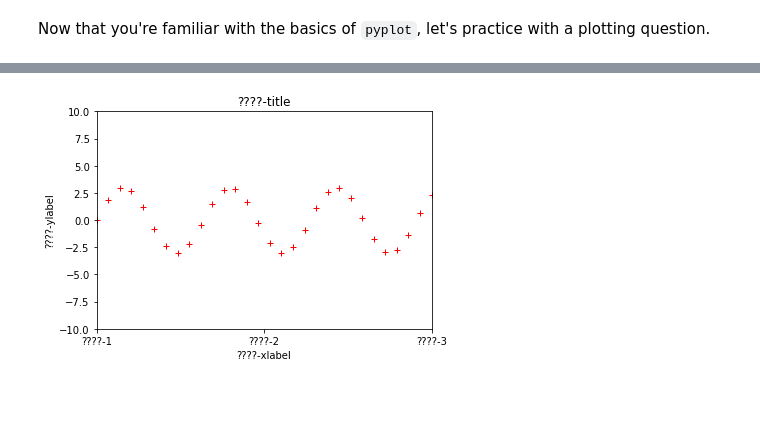
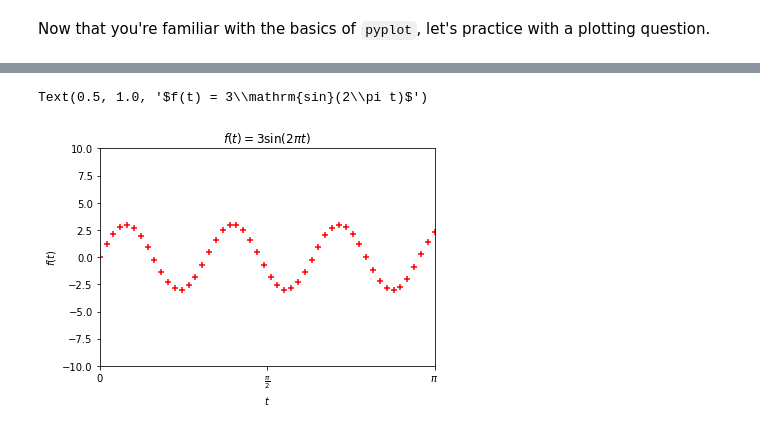
Before and after one commit to jcvdav/Spring2019, a Jupyter notebook: labs/lab01/lab01.ipynb, the cells around one changed output, grey strips where cells are left out. Saved outputs shown, nothing was run; the diff lists cells and outputs as text; code cells hidden in the pictures; blank space fills up the shorter version.

```diff
--- a/labs/lab01/lab01.ipynb
+++ b/labs/lab01/lab01.ipynb
@@ -344,14 +375,17 @@ Hint 2: You can set xticks and labels with `plt.xticks`.
 Hint 3: Make sure you add `plt.xlabel`, `plt.ylabel`, `plt.title`.
 # %%
 def f(t):
-    return 3 * np.sin(2 * np.pi * t)
+    return(3 * np.sin(2 * np.pi * t))
 
-t = np.linspace(0, np.pi, 30)
-plt.plot(t, f(t), 'r+')
+T = {"t": np.linspace(0, np.pi, 50)}
+T["f"] = f(T["t"])
+
+plt.scatter(x = "t", y = "f", c = "r", marker = "+", data = T)
 plt.axis([0, np.pi, -10, 10])
-plt.ylabel("????-ylabel")
-plt.xlabel("????-xlabel")
-plt.xticks([0, np.pi/2, np.pi], [r'????-1', r'????-2', r'????-3'])
-plt.title("????-title");
+plt.xticks([0, np.pi/2, np.pi], [0, r'$\frac{\pi}{2}$', r'$\pi$'])
+plt.xlabel(r"$t$")
+plt.ylabel(r"$f(t)$")
+plt.title(r"$f(t) = 3\mathrm{sin}(2\pi t)$")
 # %% [output]
+Text(0.5, 1.0, '$f(t) = 3\\mathrm{sin}(2\\pi t)$')
-[figure, old version]
+[figure, new version]
```
Also changed, not shown: parts of 8 cells of this notebook, 1 other file.
